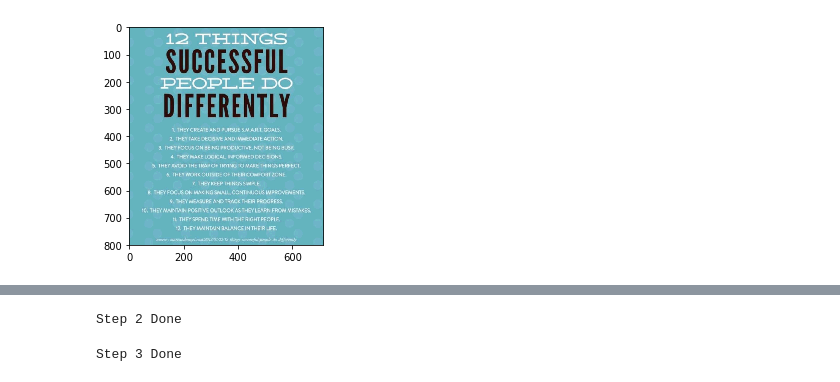
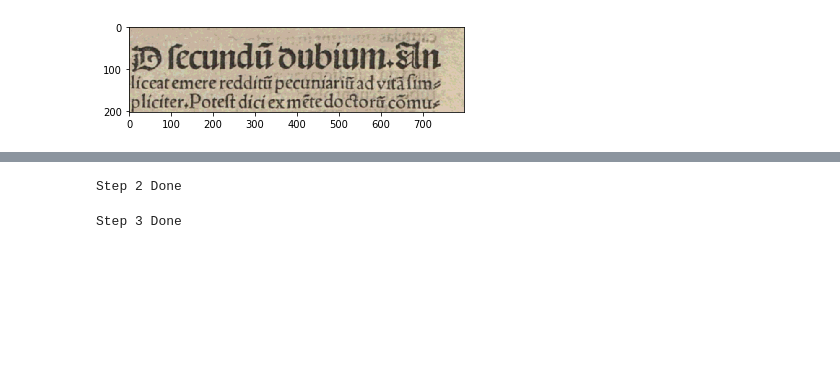
Before and after one commit to tiok-cek1/text-binarization, a Jupyter notebook: MulCoTBinarization.ipynb, the cells around one changed output, grey strips where cells are left out. Drawn from its saved outputs; the diff is of its cells as text; code cells hidden in the pictures; blank space fills up the shorter version.

```diff
--- a/MulCoTBinarization.ipynb
+++ b/MulCoTBinarization.ipynb
@@ -14,36 +14,37 @@ def image_resize(image, max_size):
         if len(max_size) == 1:
             max_size = [max_size[0], max_size[0]]
     else:
         max_size = [max_size, max_size]
     size = image.shape
     multiplier = min(max_size[0] / size[0], max_size[1] / size[1])
     return cv2.resize(image, (math.floor(size[1] * multiplier), math.floor(size[0] * multiplier)), interpolation = cv2.INTER_AREA)
 
 def image_sharpen_color(image, constant):
     image = np.multiply(image, np.array([1 / constant]))
     image = np.round(image)
     image = np.multiply(image, np.array([constant]))
     image[image > 255] = 255
     image = np.array(image, dtype=np.uint8)
     return image
 
-image_path = 'sample/tips.jpg'
+image_path = 'sample/img3.png'
 image = cv2.imread(image_path)
 image = cv2.cvtColor(image, cv2.COLOR_BGR2RGB)
 
 image = image_resize(image, 800)
-image = image_sharpen_color(image, 10)
+image = cv2.blur(image, (2, 2))
+image = image_sharpen_color(image, 20)
 image = cv2.blur(image, (2, 2))
 
 image_height = len(image)
 image_width = len(image[0])
 
 plt.figure()
 plt.imshow(image)
 
 DEBUG = False
 # %% [output]
-[figure, old version]
+[figure, new version]
 # %%
 # step 1. preprocessing
 # canny edge detection
```
Also changed, not shown: parts of 3 cells of this notebook, 10 other files.
